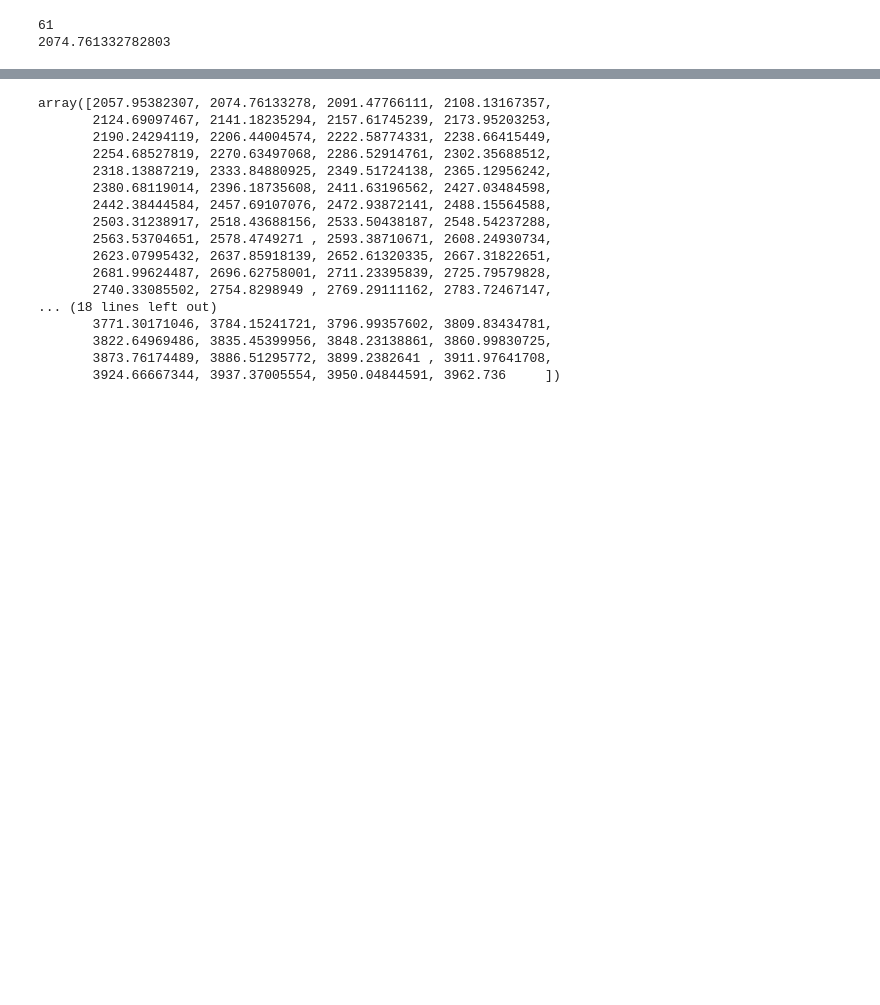
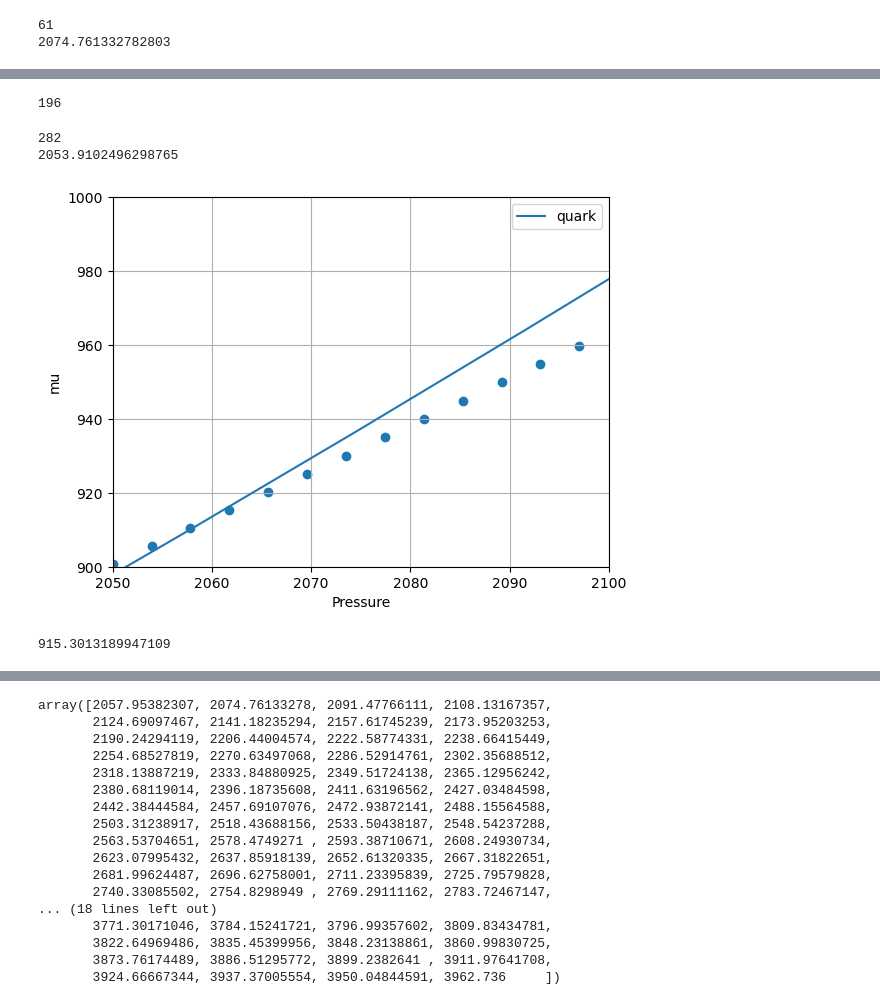
Before and after one commit to katta626/Phase_Transition, a Jupyter notebook: code/Relation_Codes/eos_mixed_phase.ipynb, the cells around one changed output, grey strips where cells are left out. Saved outputs shown, nothing was run; the diff lists cells and outputs as text; code cells hidden in the pictures; blank space fills up the shorter version.

```diff
--- a/code/Relation_Codes/eos_mixed_phase.ipynb
+++ b/code/Relation_Codes/eos_mixed_phase.ipynb
@@ -442,10 +443,10 @@ df = pd.read_csv('vMIT_p_mu_extended1.dat', delim_whitespace=True, usecols=[0, 1
 df_1 = pd.read_csv('ZLA_p_mu_extended1.dat', delim_whitespace=True, usecols=[0, 1])
 # %%
 # Get first and second columns (column index 0 and 1)
-cols_pressure_q = df.iloc[:,0]/10  # This returns a DataFrame with just those two columns
+cols_pressure_q = df.iloc[:,0]  # This returns a DataFrame with just those two columns
 cols_energy_q = df.iloc[:,1]
 
-cols_pressure_had = df_1.iloc[:,0]/10
+cols_pressure_had = df_1.iloc[:,0]
 cols_energy_had = df_1.iloc[:,1]
 # %%
 plt.scatter(cols_energy_had, cols_pressure_had, label = 'had')
@@ -485,0 +493,4 @@ cols_p_q  = np.array(cols_pressure_q[60:])
+# %%
+len(cols_energy_had)
+# %% [output]
+196
@@ -486 +505,22 @@ cols_p_q  = np.array(cols_pressure_q[60:])
+# %%
+for i in range(len(cols_mu_had)):
+    if cols_mu_had[i] > 2050:
+        print(i)
+        print(cols_mu_had[i])
+        break
+# %% [output]
+282
+2053.9102496298765
+# %%
+plt.scatter(cols_mu_had, cols_p_had)
+plt.plot(cols_energy_q, cols_pressure_q, label = 'quark')
+plt.xlim(2050, 2100)
+plt.ylim(900, 1000)
+plt.legend()
+plt.grid()
+plt.xlabel('Pressure')
+plt.ylabel('mu')
+plt.show()
+# %% [output]
+[figure, added]
 # %%
@@ -492,5 +532,9 @@ cols_n = np.concatenate((cols_n_had[:46], cols_n_q[60:]))
 
 cols_e = (cols_n*cols_mu) - cols_p
+# %%
+cols_p_had[284]
+# %% [output]
+915.3013189947109
 # %%
 plt.scatter(cols_e, cols_p)
 plt.xlabel('energy_density')
```
Also changed, not shown: parts of 14 cells of this notebook.
